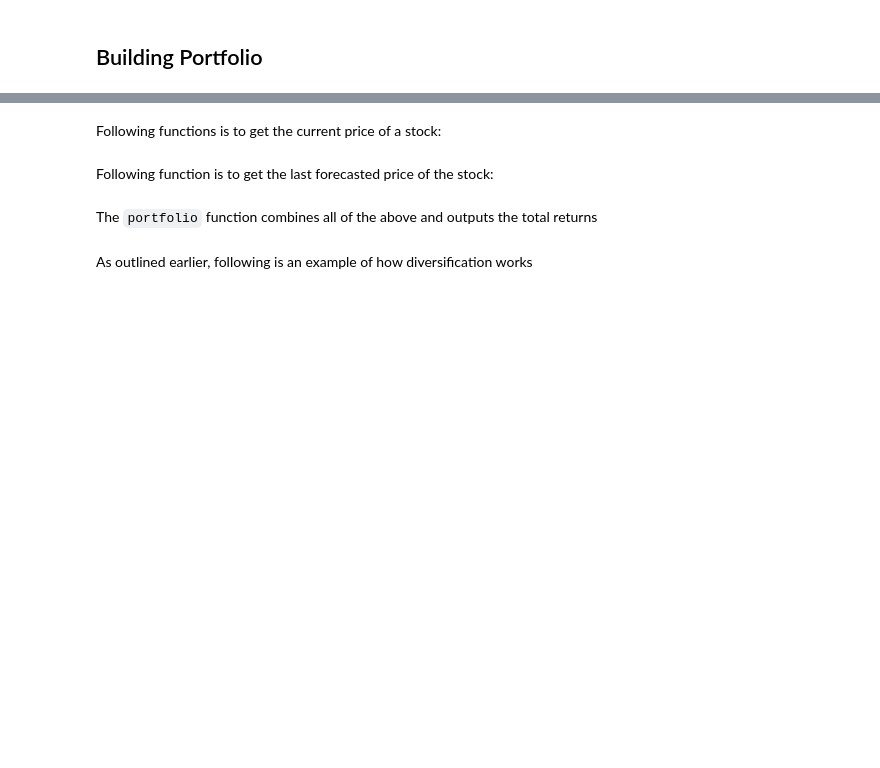
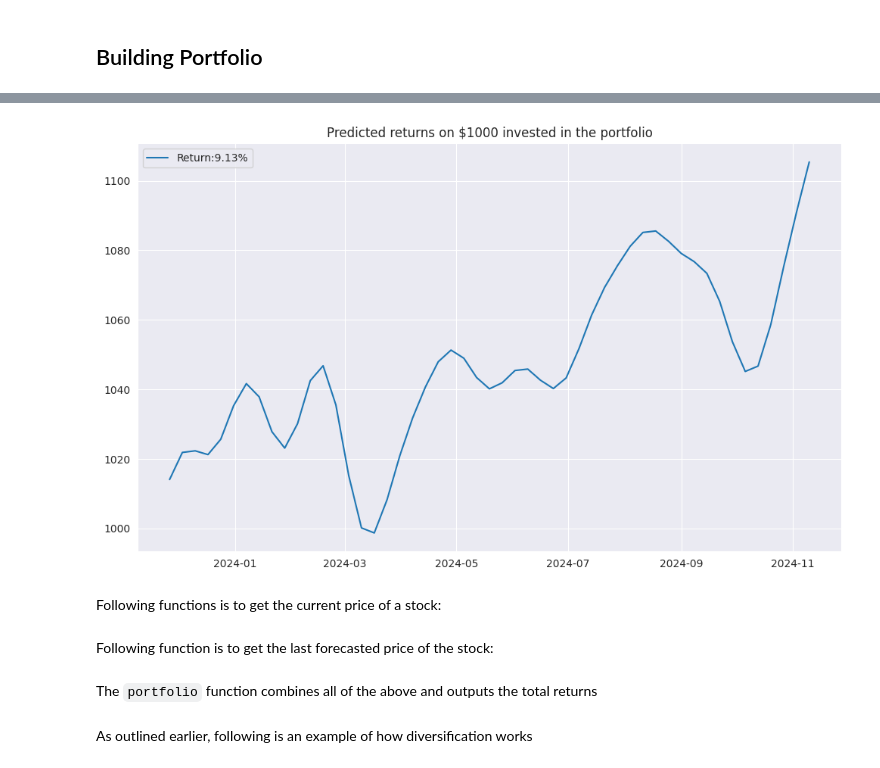
Before and after one commit to rahulakrish/portfolio_builder, a Jupyter notebook: code/new.ipynb, the cells around one changed output, grey strips where cells are left out. Cells and saved outputs as stored; diff of their text form; code cells hidden in the pictures; blank space fills up the shorter version.

```diff
--- a/code/new.ipynb
+++ b/code/new.ipynb
@@ -1407,3 +1410,30 @@ Following function is used to plot past and forecast prices for stocks in the po
+# %%
+def future_cumulative_return_portfolio(forecast_portfolio):
+  #calculate returns
+  future_returns = forecast_portfolio.pct_change()
+
+  #get the portfolio return by taking the dot product with the weight
+  future_portfolio_returns = future_returns.dot(weights)
+
+  #calculate cumulative return
+  future_cum_portfolio_returns = (1+future_portfolio_returns).cumprod()
+
+  #multiply by 1000 to get the return of investment for $1000
+  future_cum_portfolio_returns['growth'] = future_cum_portfolio_returns*1000
+
+  #percent return
+  percent_return = ((future_cum_portfolio_returns['growth'][-1] - future_cum_portfolio_returns['growth'][1])/1000) * 100
+  percent_return = round(percent_return,2)
+
+  #plot it
+  fig,ax = plt.subplots(figsize=(12,7))
+  ax.plot(future_cum_portfolio_returns['growth'], label = f'Return:{percent_return}%')
+  ax.set_title('Predicted returns on $1000 invested in the portfolio')
+  ax.legend(loc='best');
+# %%
+future_cumulative_return_portfolio(forecast_portfolio)
+# %% [output]
+[figure, added]
 # %% [markdown]
 Following functions is to get the current price of a stock:
 # %%
```
Also changed, not shown: parts of 30 cells of this notebook.
